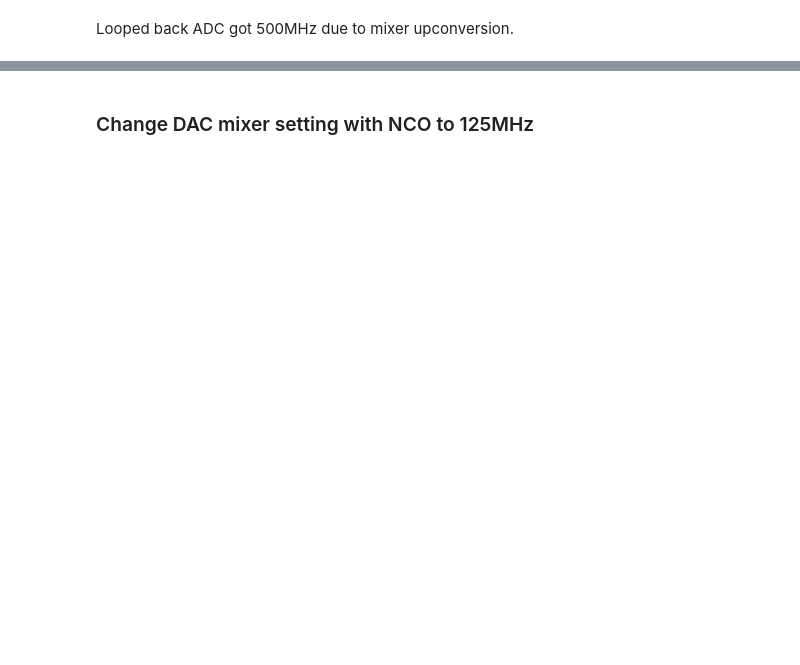
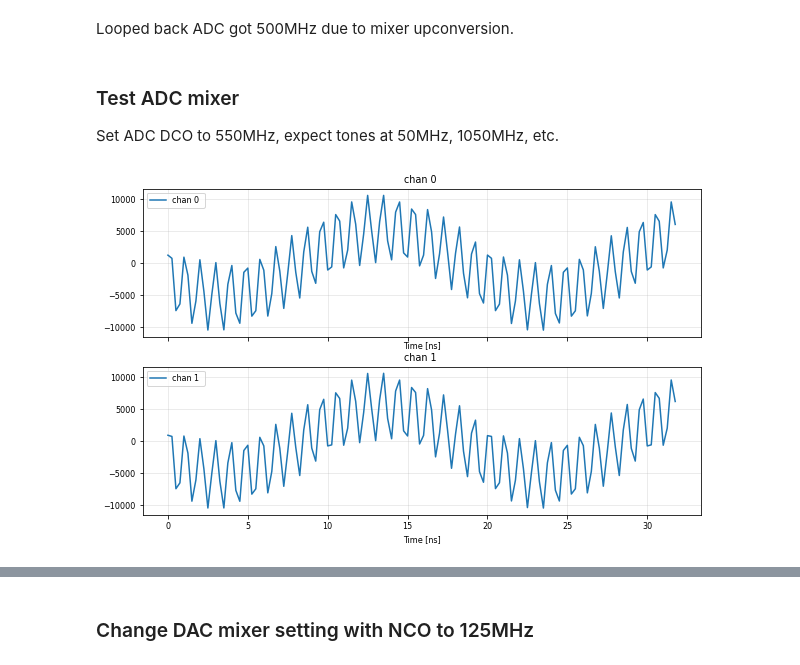
Before and after one commit to BerkeleyLab/LBNL-DSLLRF, a Jupyter notebook: doc/rfsocMTS.ipynb, the cells around one changed output, grey strips where cells are left out. Cells and saved outputs as stored; diff of their text form; code cells hidden in the pictures; blank space fills up the shorter version.

Commit message:
Enabled adc_mixter_dco test, the key is 'EventSource': xrfdc.EVNT_SRC_SYSREF

```diff
--- a/doc/rfsocMTS.ipynb
+++ b/doc/rfsocMTS.ipynb
@@ -253,2 +266,6 @@ plot_adc_psd(AlignedCaptureSamples[::2])
 # %% [markdown]
 Looped back ADC got 500MHz due to mixer upconversion.
+# %% [markdown]
+### Test ADC mixer
+
+Set ADC DCO to 550MHz, expect tones at 50MHz, 1050MHz, etc.
@@ -254,0 +274,5 @@ Looped back ADC got 500MHz due to mixer upconversion.
+# %%
+ol.internal_capture(AlignedCaptureSamples)
+plot_adc_wfm(AlignedCaptureSamples[::2, :128])
+# %% [output]
+[figure, added]
```
Also changed, not shown: parts of 14 cells of this notebook.
